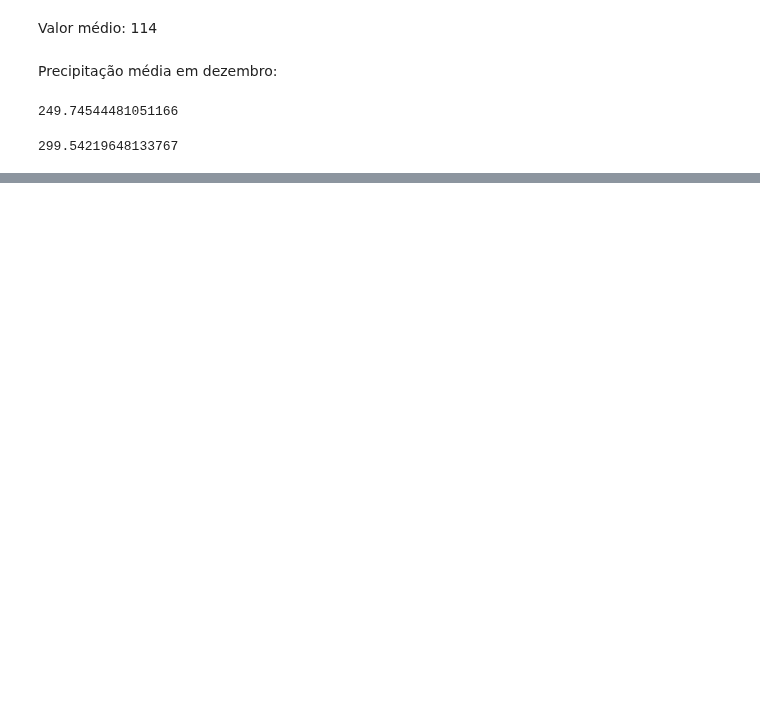
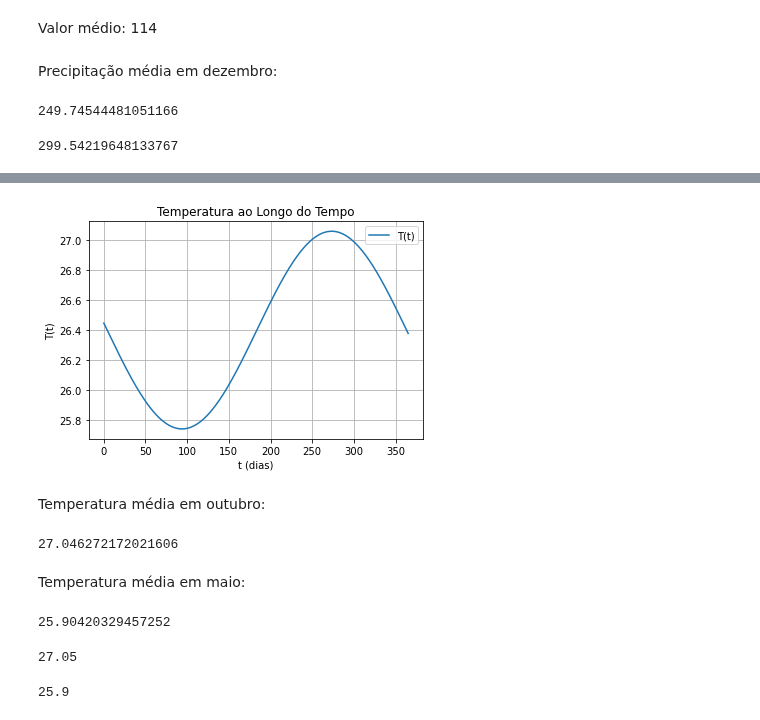
Before and after one commit to RaphaLevy/TCC, a Jupyter notebook: Modelagem/Testes-Temperatura e Precipitação.ipynb, the cells around one changed output, grey strips where cells are left out. Saved outputs shown, nothing was run; the diff lists cells and outputs as text; code cells hidden in the pictures; blank space fills up the shorter version.

Commit message:
Atualiza parâmetros de temperatura e precipitação

```diff
--- a/Modelagem/Testes-Temperatura e Precipitação.ipynb
+++ b/Modelagem/Testes-Temperatura e Precipitação.ipynb
@@ -697,3 +705,24 @@ R(15+11*30)
 R(365)
 # %% [output]
 299.54219648133767
+# %%
+T1= 27.4
+T2= 0.025
+omega1= 0.02
+phi1=1.53
+
+def T(t):
+        return T1 * (1 + T2 * cos(omega1 * t - phi1))
+
+# Pontos no tempo
+t_values = np.linspace(0, 365, 1000) # 1000 pontos entre 0 e 365
+T_values = [T(t) for t in t_values]
+
+# Plotando
+plt.plot(t_values, T_values, label='T(t)')
+plt.title('Temperatura ao Longo do Tempo')
+plt.xlabel('t (dias)')
+plt.ylabel('T(t)')
+plt.legend()
+plt.grid(True)
+plt.show()
@@ -699,0 +731,43 @@ R(365)
+# %%
+T1= 26.4
+T2= 0.025
+omega1= 0.0175
+phi1= -1.5
+
+def T(t):
+        return T1 * (1 + T2 * cos(omega1 * t - phi1))
+
+# Pontos no tempo
+t_values = np.linspace(0, 365, 1000) # 1000 pontos entre 0 e 365
+T_values = [T(t) for t in t_values]
+
+# Plotando
+plt.plot(t_values, T_values, label='T(t)')
+plt.title('Temperatura ao Longo do Tempo')
+plt.xlabel('t (dias)')
+plt.ylabel('T(t)')
+plt.legend()
+plt.grid(True)
+plt.show()
+# %% [output]
+[figure, added]
+# %% [markdown]
+Temperatura média em outubro:
+# %%
+T(15+9*30)
+# %% [output]
+27.046272172021606
+# %% [markdown]
+Temperatura média em maio:
+# %%
+T(15+4*30)
+# %% [output]
+25.90420329457252
+# %%
+round(27.046272172021606, 2)
+# %% [output]
+27.05
+# %%
+round(25.90420329457252, 2)
+# %% [output]
+25.9
```
Also changed, not shown: parts of 10 cells of this notebook.
